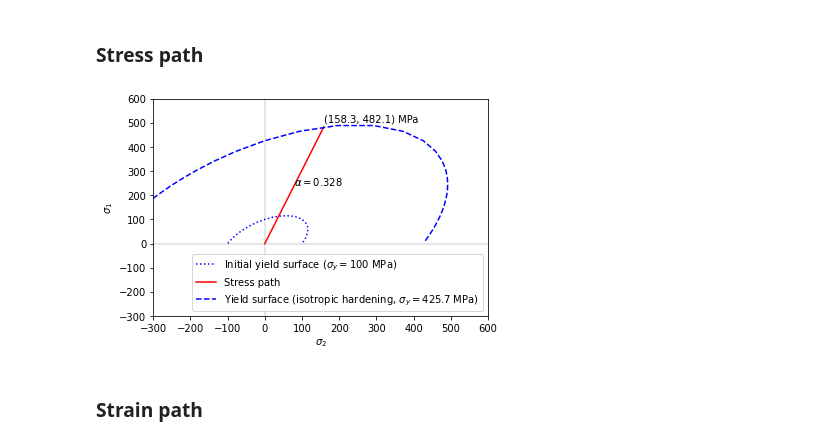
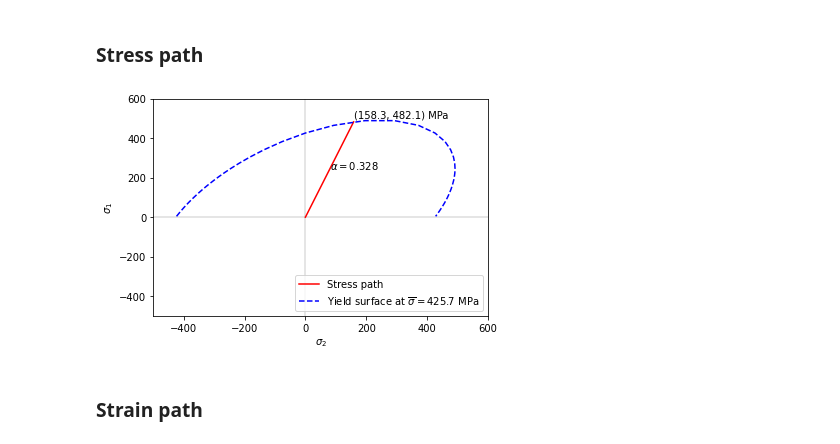
Before and after one commit to dmpalma/sheet-metal-forming-notebooks, a Jupyter notebook: 01_plasticity/marciniak_ex3_1.ipynb, the cells around one changed output. Drawn from its saved outputs; the diff is of its cells as text; code cells hidden in the pictures.

```diff
--- a/01_plasticity/marciniak_ex3_1.ipynb
+++ b/01_plasticity/marciniak_ex3_1.ipynb
@@ -68,13 +68,16 @@ e1 = 0.199, e2 = -0.041
 beta = -0.205 --> alpha = 0.328
 # %%
 eeff = 2/math.sqrt(3)*e1*math.sqrt(1+beta+beta**2)
-seff = s(eeff)
+seff = K*eeff**n
 print('eeff = %0.3f, seff = %0.1f MPa' % (eeff, seff))
+
 s1 = seff/math.sqrt(1-alpha+alpha**2)
 print('s1 = %0.1f MPa' % (s1))
+
 e3 = -(1+beta)*e1
 t = t0*math.exp(e3)
 print('e3 = %0.3f, t = %0.1f mm' % (e3, t))
+
 T1 = s1*t
 T2 = alpha*T1
 print('T1 = %0.1f kN/m, T2 = %0.1f kN/m' % (T1, T2))
@@ -110,30 +96,8 @@ plt.show()
 # %% [markdown]
 ### Stress path
-# %%
-s2 = alpha*s1
-sy = 100 # let's assume this yield stress
-
-# yield surface
-a = [200*i/1000-100 for i in range(1000)]
-y0 = [sy/(math.sqrt(1-i+i**2)) for i in a]
-x0 = [j*i for i,j in zip(y0,a)]
-yi = [seff/(math.sqrt(1-i+i**2)) for i in a]
-xi = [j*i for i,j in zip(yi,a)]
-
-fig, ax = plt.subplots()
-ax.axvline(x=0, color='k', linewidth=0.2)
-ax.axhline(y=0, color='k', linewidth=0.2)
-ax.plot(x0,y0, 'b:', label=r'Initial yield surface ($\sigma_y=%s$ MPa)' % sy)
-ax.plot([0, s2], [0, s1], color='r', label='Stress path')
-ax.plot(xi,yi, 'b--', label='Yield surface (isotropic hardening, $\sigma_y=%0.1f$ MPa)' % seff)
-ax.axis([-300, 600, -300, 600])
-ax.set_xlabel(r'$\sigma_2$')
-ax.set_ylabel(r'$\sigma_1$')
-ax.annotate(r'(%0.1f, %0.1f) MPa' % (s2,s1), [s2,s1+20])
-ax.annotate(r'$\alpha=%0.3f$' % alpha, [s2/2,s1/2])
-plt.legend(loc='lower right')
-plt.show()
-# %% [output]
-[figure, removed]
+# %%
+f.plot_stresses(s1, alpha*s1)
+# %% [output]
+[figure, added]
 # %% [markdown]
 ### Strain path
```
Also changed, not shown: parts of 6 cells of this notebook, 4 other files.
